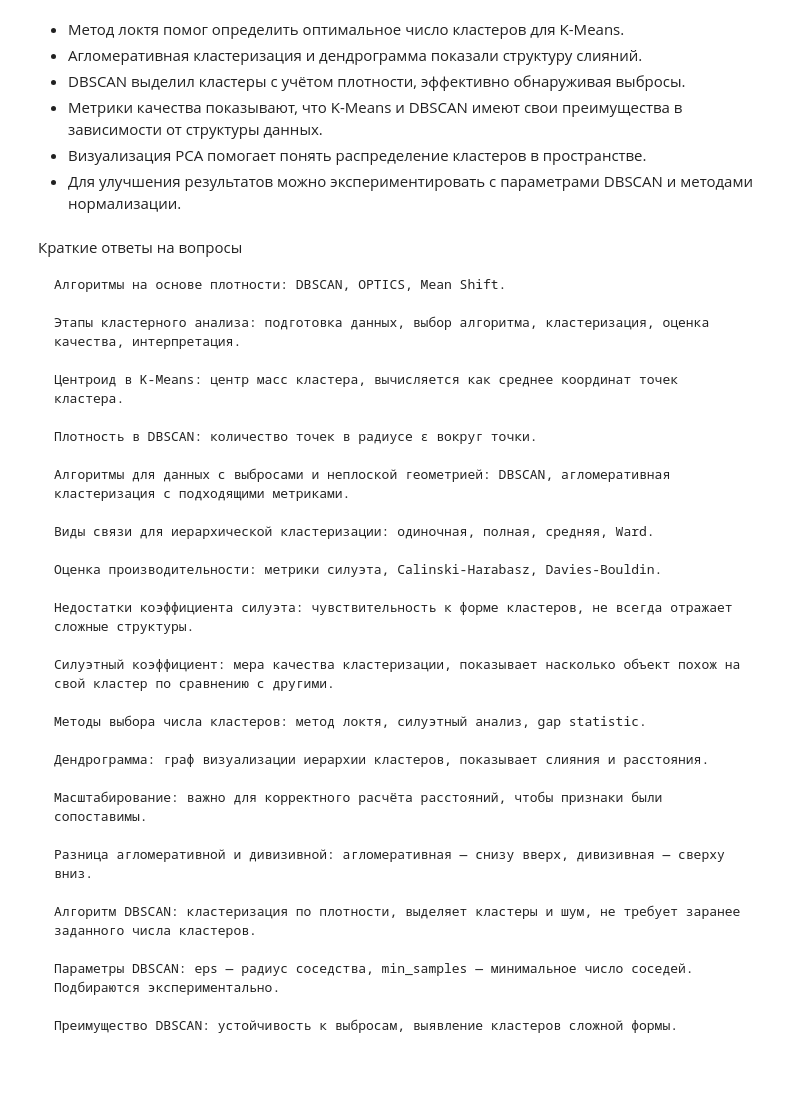
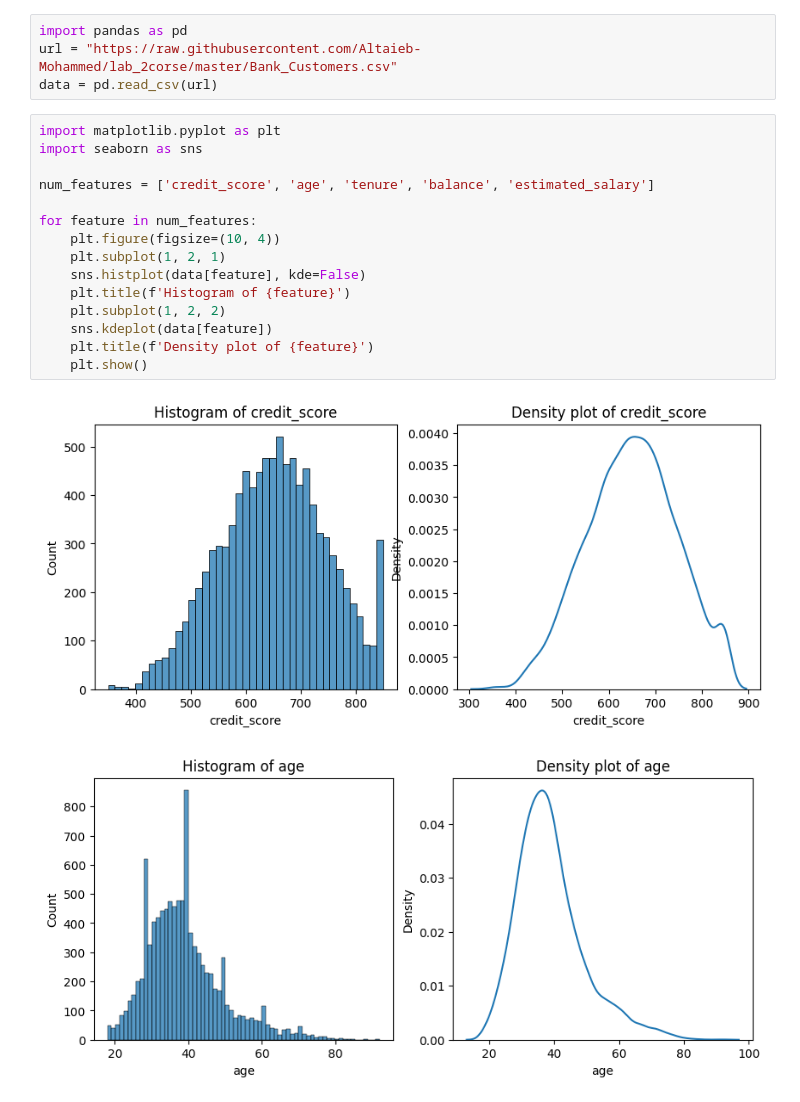
Before and after one commit to Altaieb-Mohammed/lab_2corse, a Jupyter notebook: c_lab2.ipynb, the cells around one changed output. Saved outputs shown, nothing was run; the diff lists cells and outputs as text; blank space fills up the shorter version.

```diff
--- a/c_lab2.ipynb
+++ b/c_lab2.ipynb
@@ -140,41 +3,22 @@ plt.show()
-# %% [markdown]
-- Метод локтя помог определить оптимальное число кластеров для K-Means.
-- Агломеративная кластеризация и дендрограмма показали структуру слияний.
-- DBSCAN выделил кластеры с учётом плотности, эффективно обнаруживая выбросы.
-- Метрики качества показывают, что K-Means и DBSCAN имеют свои преимущества в зависимости от структуры данных.
-- Визуализация PCA помогает понять распределение кластеров в пространстве.
-- Для улучшения результатов можно экспериментировать с параметрами DBSCAN и методами нормализации.
-# %% [markdown]
-Краткие ответы на вопросы
-
-    Алгоритмы на основе плотности: DBSCAN, OPTICS, Mean Shift.
-
-    Этапы кластерного анализа: подготовка данных, выбор алгоритма, кластеризация, оценка качества, интерпретация.
-
-    Центроид в K-Means: центр масс кластера, вычисляется как среднее координат точек кластера.
-
-    Плотность в DBSCAN: количество точек в радиусе ε вокруг точки.
-
-    Алгоритмы для данных с выбросами и неплоской геометрией: DBSCAN, агломеративная кластеризация с подходящими метриками.
-
-    Виды связи для иерархической кластеризации: одиночная, полная, средняя, Ward.
-
-    Оценка производительности: метрики силуэта, Calinski-Harabasz, Davies-Bouldin.
-
-    Недостатки коэффициента силуэта: чувствительность к форме кластеров, не всегда отражает сложные структуры.
-
-    Силуэтный коэффициент: мера качества кластеризации, показывает насколько объект похож на свой кластер по сравнению с другими.
-
-    Методы выбора числа кластеров: метод локтя, силуэтный анализ, gap statistic.
-
-    Дендрограмма: граф визуализации иерархии кластеров, показывает слияния и расстояния.
-
-    Масштабирование: важно для корректного расчёта расстояний, чтобы признаки были сопоставимы.
-
-    Разница агломеративной и дивизивной: агломеративная — снизу вверх, дивизивная — сверху вниз.
-
-    Алгоритм DBSCAN: кластеризация по плотности, выделяет кластеры и шум, не требует заранее заданного числа кластеров.
-
-    Параметры DBSCAN: eps — радиус соседства, min_samples — минимальное число соседей. Подбираются экспериментально.
-
-    Преимущество DBSCAN: устойчивость к выбросам, выявление кластеров сложной формы.
+# %%
+import pandas as pd
+url = "https://raw.githubusercontent.com/Altaieb-Mohammed/lab_2corse/master/Bank_Customers.csv"
+data = pd.read_csv(url)
+# %%
+import matplotlib.pyplot as plt
+import seaborn as sns
+
+num_features = ['credit_score', 'age', 'tenure', 'balance', 'estimated_salary']
+
+for feature in num_features:
+    plt.figure(figsize=(10, 4))
+    plt.subplot(1, 2, 1)
+    sns.histplot(data[feature], kde=False)
+    plt.title(f'Histogram of {feature}')
+    plt.subplot(1, 2, 2)
+    sns.kdeplot(data[feature])
+    plt.title(f'Density plot of {feature}')
+    plt.show()
+# %% [output]
+[figure, added]
+[figure, added]
```
Also changed, not shown: parts of 11 cells of this notebook.
